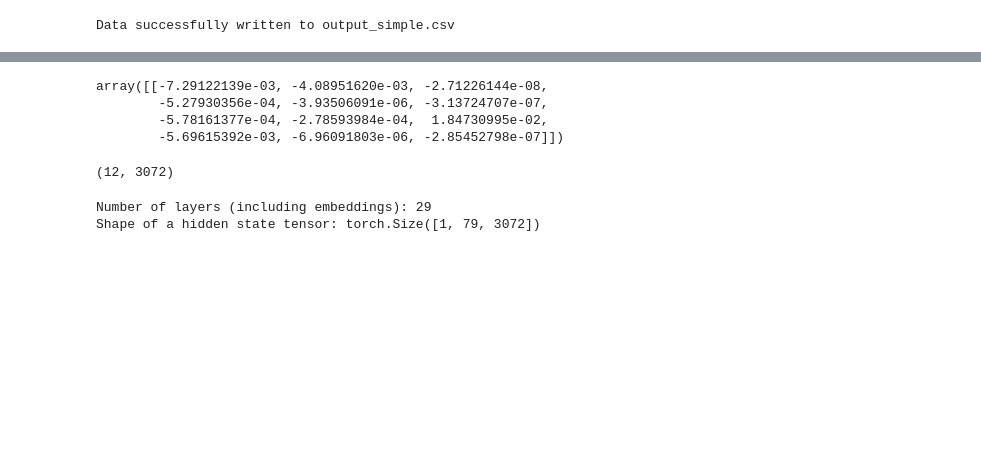
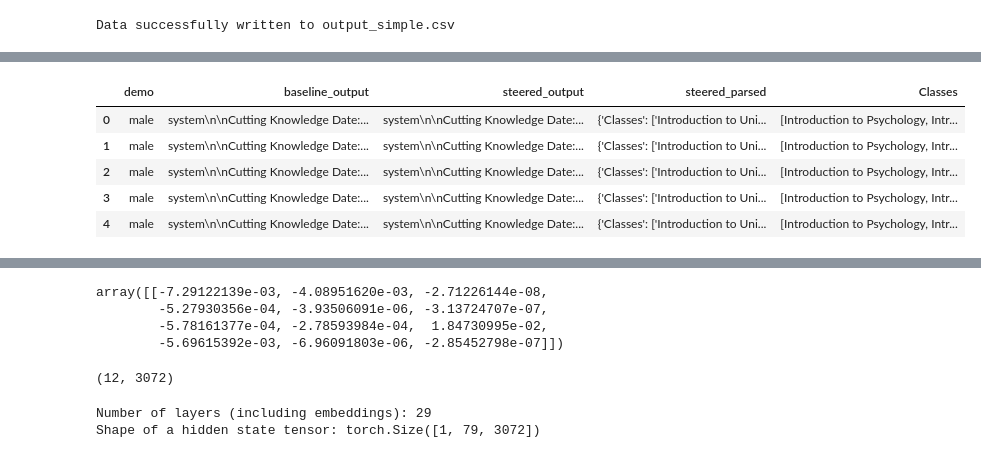
Before and after one commit to jessmka/probing_classifiers, a Jupyter notebook: probes.ipynb, the cells around one changed output, grey strips where cells are left out. Cells and saved outputs as stored; diff of their text form; code cells hidden in the pictures; blank space fills up the shorter version.

```diff
--- a/probes.ipynb
+++ b/probes.ipynb
@@ -529,0 +689,4 @@ Data successfully written to output_simple.csv
+# %%
+# df = df.explode('baseline_parsed')
+details_df = df['baseline_parsed'].apply(pd.Series)
+df = pd.concat([df.drop('baseline_parsed', axis=1), details_df], axis=1)
@@ -529,0 +707,10 @@ Data successfully written to output_simple.csv
+# %%
+# df = df.explode('baseline')
+df[['baseline', 'Col2']] = pd.DataFrame(df['Data'].tolist(), index=df.index)
+# %% [output]
+|  | demo | baseline_output | steered_output | steered_parsed | Classes |
+| 0 | male | system\n\nCutting Knowledge Date:... | system\n\nCutting Knowledge Date:... | {'Classes': ['Introduction to Uni... | [Introduction to Psychology, Intr... |
+| 1 | male | system\n\nCutting Knowledge Date:... | system\n\nCutting Knowledge Date:... | {'Classes': ['Introduction to Uni... | [Introduction to Psychology, Intr... |
+| 2 | male | system\n\nCutting Knowledge Date:... | system\n\nCutting Knowledge Date:... | {'Classes': ['Introduction to Uni... | [Introduction to Psychology, Intr... |
+| 3 | male | system\n\nCutting Knowledge Date:... | system\n\nCutting Knowledge Date:... | {'Classes': ['Introduction to Uni... | [Introduction to Psychology, Intr... |
+| 4 | male | system\n\nCutting Knowledge Date:... | system\n\nCutting Knowledge Date:... | {'Classes': ['Introduction to Uni... | [Introduction to Psychology, Intr... |
```
Also changed, not shown: parts of 23 cells of this notebook, 2 other files.
